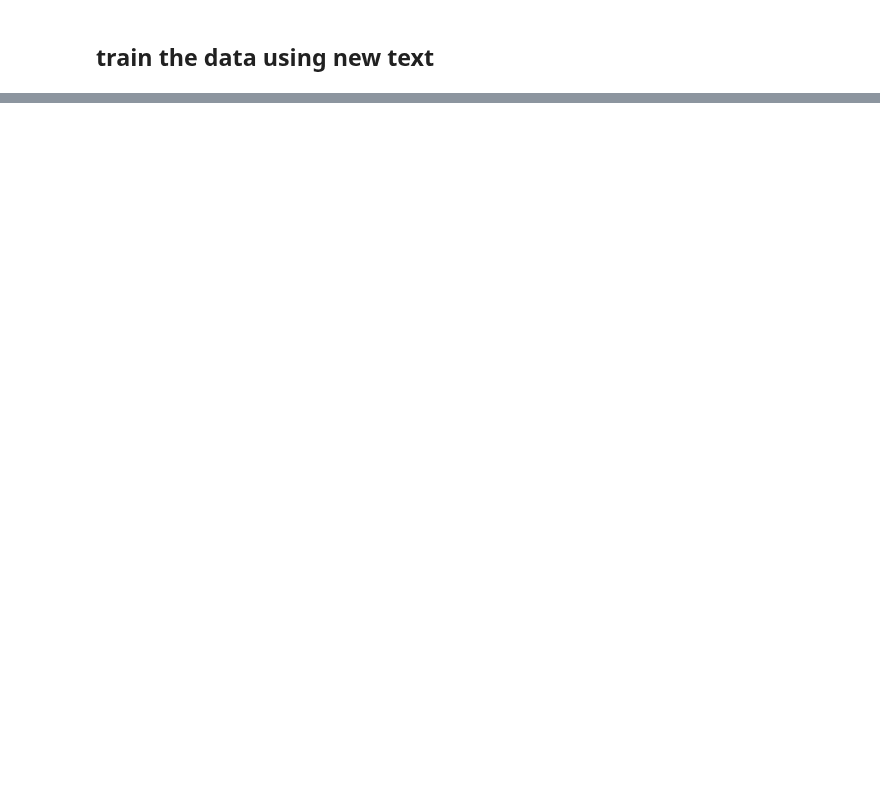
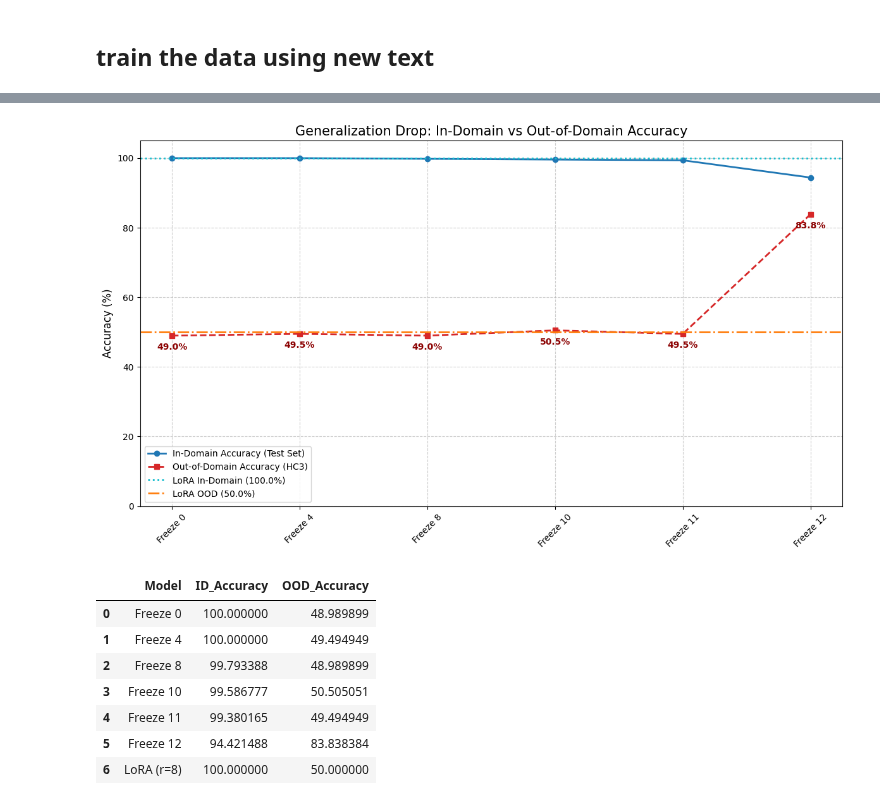
Before and after one commit to yernarbakatay/Human-vs-AI-generated-Text-Detection, a Jupyter notebook: RoBERT.ipynb, the cells around one changed output, grey strips where cells are left out. Saved outputs shown, nothing was run; the diff lists cells and outputs as text; code cells hidden in the pictures; blank space fills up the shorter version.

```diff
--- a/RoBERT.ipynb
+++ b/RoBERT.ipynb
@@ -175,0 +998,49 @@ tokenizer.save_pretrained("./freezing_ai_detector_model")
+# %%
+# 1. Visualize the Results
+df_comp = pd.DataFrame(comprehensive_results)
+
+# Extracting data for plotting
+freeze_df = df_comp[df_comp['Model'].str.contains('Freeze')]
+lora_row = df_comp[df_comp['Model'] == 'LoRA (r=8)'].iloc[0]
+
+x_labels = freeze_df['Model']
+x_pos = np.arange(len(x_labels))
+
+fig, ax = plt.subplots(figsize=(12, 7))
+
+# Plot Freezing ID vs OOD Accuracies
+ax.plot(x_pos, freeze_df['ID_Accuracy'], marker='o', color='tab:blue', linewidth=2, label='In-Domain Accuracy (Test Set)')
+ax.plot(x_pos, freeze_df['OOD_Accuracy'], marker='s', color='tab:red', linestyle='dashed', linewidth=2, label='Out-of-Domain Accuracy (HC3)')
+
+# Add LoRA as horizontal lines for comparison
+ax.axhline(y=lora_row['ID_Accuracy'], color='tab:cyan', linestyle=':', linewidth=2, label=f"LoRA In-Domain ({lora_row['ID_Accuracy']:.1f}%)")
+ax.axhline(y=lora_row['OOD_Accuracy'], color='tab:orange', linestyle='-.', linewidth=2, label=f"LoRA OOD ({lora_row['OOD_Accuracy']:.1f}%)")
+
+# Formatting the plot
+ax.set_xticks(x_pos)
+ax.set_xticklabels(x_labels, rotation=45)
+ax.set_ylim(0, 105)
+ax.set_ylabel('Accuracy (%)', fontsize=12)
+ax.set_title('Generalization Drop: In-Domain vs Out-of-Domain Accuracy', fontsize=15)
+ax.grid(True, linestyle='--', alpha=0.6)
+
+# Add text annotations for OOD Accuracy to highlight the drop
+for i, val in enumerate(freeze_df['OOD_Accuracy']):
+    ax.text(i, val - 4, f"{val:.1f}%", ha='center', color='darkred', fontweight='bold')
+
+ax.legend(loc='lower left')
+plt.tight_layout()
+plt.show()
+
+# 2. Display the Dataframe
+display(df_comp)
+# %% [output]
+[figure, added]
+|  | Model | ID_Accuracy | OOD_Accuracy |
+| 0 | Freeze 0 | 100.000000 | 48.989899 |
+| 1 | Freeze 4 | 100.000000 | 49.494949 |
+| 2 | Freeze 8 | 99.793388 | 48.989899 |
+| 3 | Freeze 10 | 99.586777 | 50.505051 |
+| 4 | Freeze 11 | 99.380165 | 49.494949 |
+| 5 | Freeze 12 | 94.421488 | 83.838384 |
+| 6 | LoRA (r=8) | 100.000000 | 50.000000 |
```
Also changed, not shown: parts of 48 cells of this notebook.
